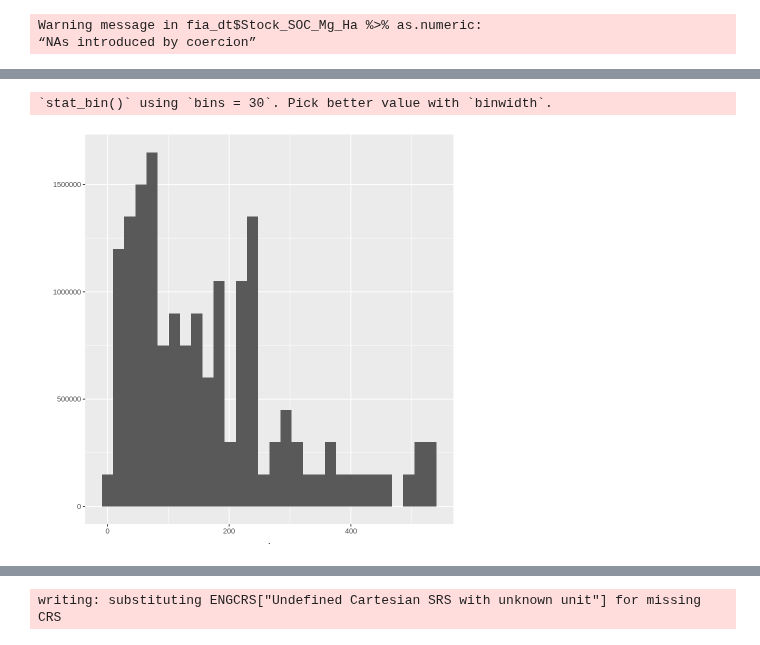
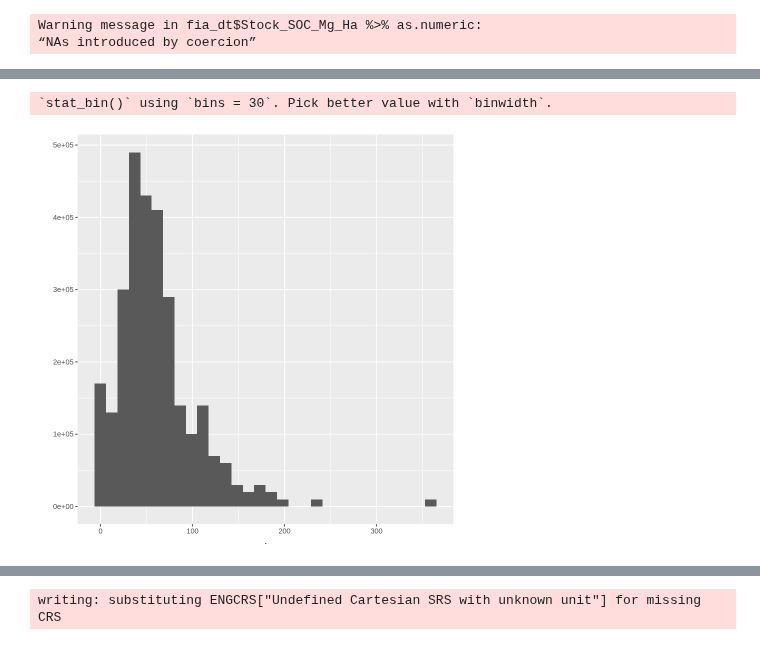
Before and after one commit to seismosmsr/hawaii_soils, a Jupyter notebook: Hawaii_Soils_Analysis.ipynb, the cells around one changed output, grey strips where cells are left out. Cells and saved outputs as stored; diff of their text form; code cells hidden in the pictures.

```diff
--- a/Hawaii_Soils_Analysis.ipynb
+++ b/Hawaii_Soils_Analysis.ipynb
@@ -198,8 +331,8 @@ Warning message:
 # %%
-sim_dt$Stock_SOC_Mg_Ha %>% qplot
+sim_dt$SOC_Mg_Ha %>% qplot
 # %% [output]
 `stat_bin()` using `bins = 30`. Pick better value with `binwidth`.
-[figure, old version]
+[figure, new version]
 # %%
 sim_dt[id==2831164]$predicted %>% qplot(bins=100)
 
```
Also changed, not shown: parts of 65 cells of this notebook.
